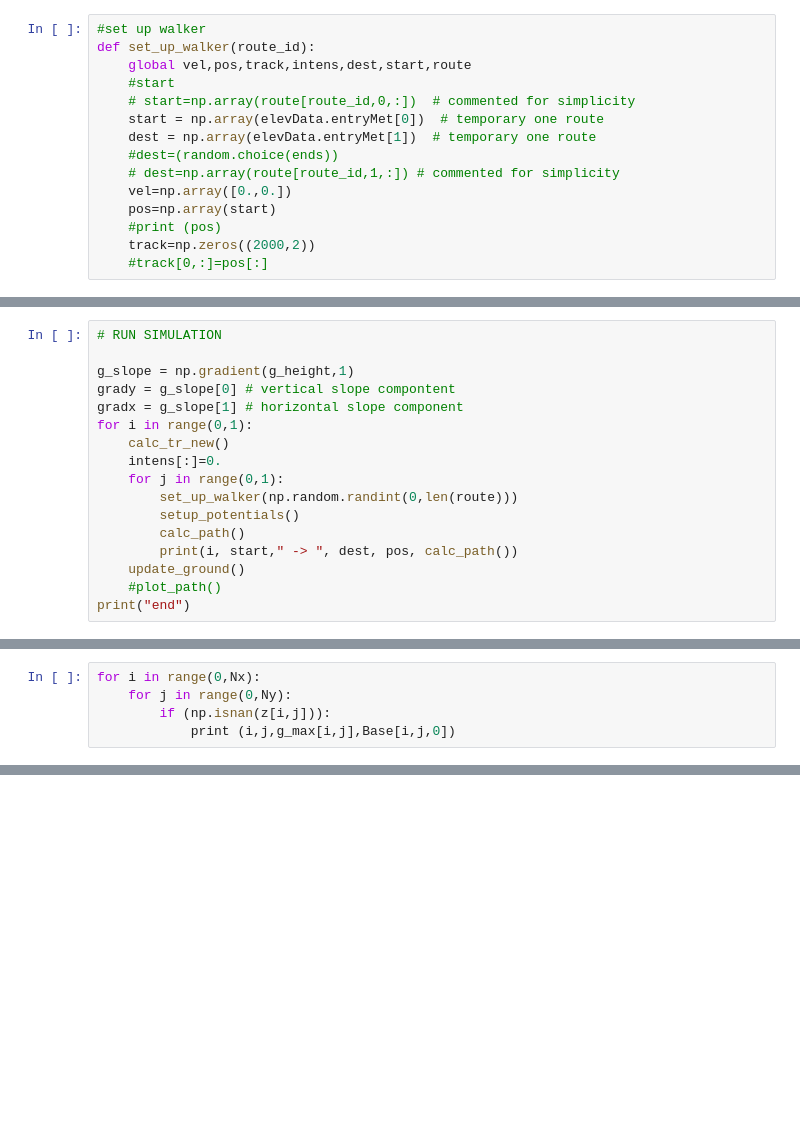
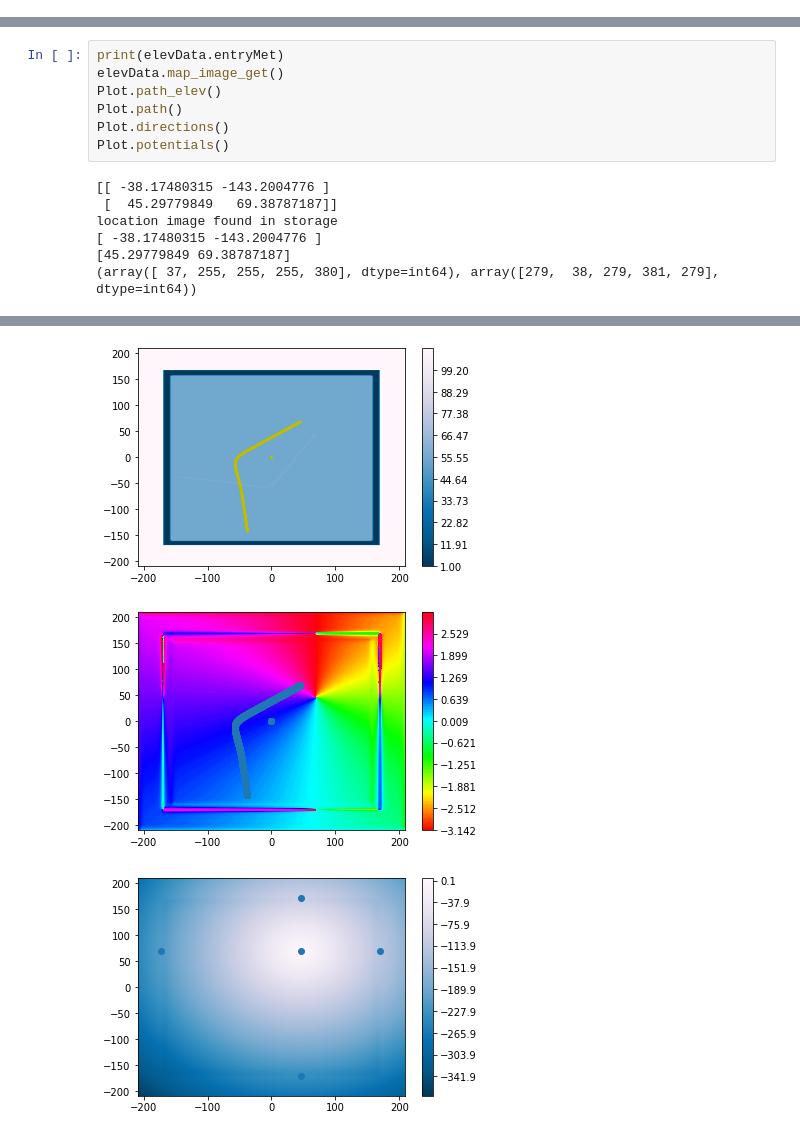
Before and after one commit to Misiek957/ActiveWalkerModelSimulation, a Jupyter notebook: ActiveWalkerModel.ipynb, the cells around one changed output, grey strips where cells are left out. Cells and saved outputs as stored; diff of their text form; blank space fills up the shorter version.

```diff
--- a/ActiveWalkerModel.ipynb
+++ b/ActiveWalkerModel.ipynb
@@ -225,15 +0,0 @@ timeit.timeit(calc_tr_new,number=1)
-# %%
-#set up walker
-def set_up_walker(route_id):
-    global vel,pos,track,intens,dest,start,route
-    #start
-    # start=np.array(route[route_id,0,:])  # commented for simplicity
-    start = np.array(elevData.entryMet[0])  # temporary one route
-    dest = np.array(elevData.entryMet[1])  # temporary one route
-    #dest=(random.choice(ends))
-    # dest=np.array(route[route_id,1,:]) # commented for simplicity
-    vel=np.array([0.,0.])
-    pos=np.array(start)
-    #print (pos)
-    track=np.zeros((2000,2))
-    #track[0,:]=pos[:]
@@ -379,17 +0,0 @@ tau = 5.
-# %%
-# RUN SIMULATION
-
-g_slope = np.gradient(g_height,1)
-grady = g_slope[0] # vertical slope compontent
-gradx = g_slope[1] # horizontal slope component
-for i in range(0,1):
-    calc_tr_new()
-    intens[:]=0.
-    for j in range(0,1):
-        set_up_walker(np.random.randint(0,len(route)))
-        setup_potentials()
-        calc_path()
-        print(i, start," -> ", dest, pos, calc_path())
-    update_ground()
-    #plot_path()
-print("end")
@@ -412,5 +0,0 @@ location image found in storage
-# %%
-for i in range(0,Nx):
-    for j in range(0,Ny):
-        if (np.isnan(z[i,j])):
-            print (i,j,g_max[i,j],Base[i,j,0])
@@ -499,0 +442,14 @@ def plot_directions():
+# %%
+print(elevData.entryMet)
+elevData.map_image_get()
+Plot.path_elev()
+Plot.path()
+Plot.directions()
+Plot.potentials()
+# %% [output]
+[[ -38.17480315 -143.2004776 ]
+ [  45.29779849   69.38787187]]
+location image found in storage
+[ -38.17480315 -143.2004776 ]
+[45.29779849 69.38787187]
+(array([ 37, 255, 255, 255, 380], dtype=int64), array([279,  38, 279, 381, 279], dtype=int64))
@@ -499,0 +458,3 @@ def plot_directions():
+[figure, added]
+[figure, added]
+[figure, added]
```
Also changed, not shown: parts of 39 cells of this notebook.
